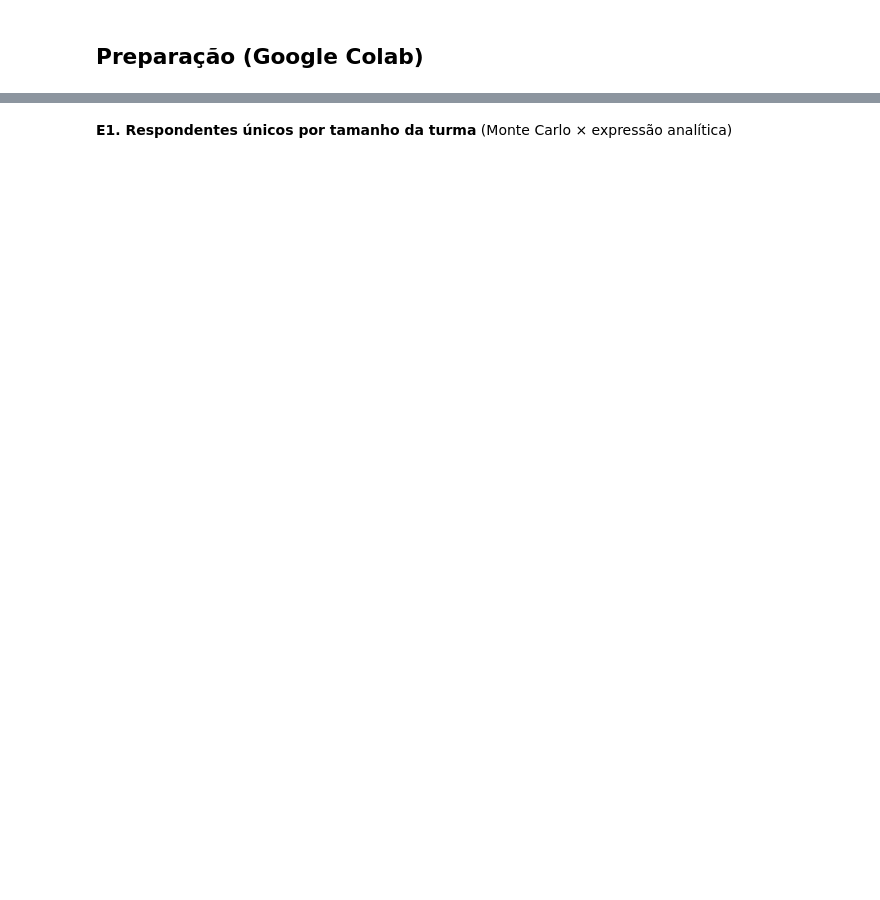
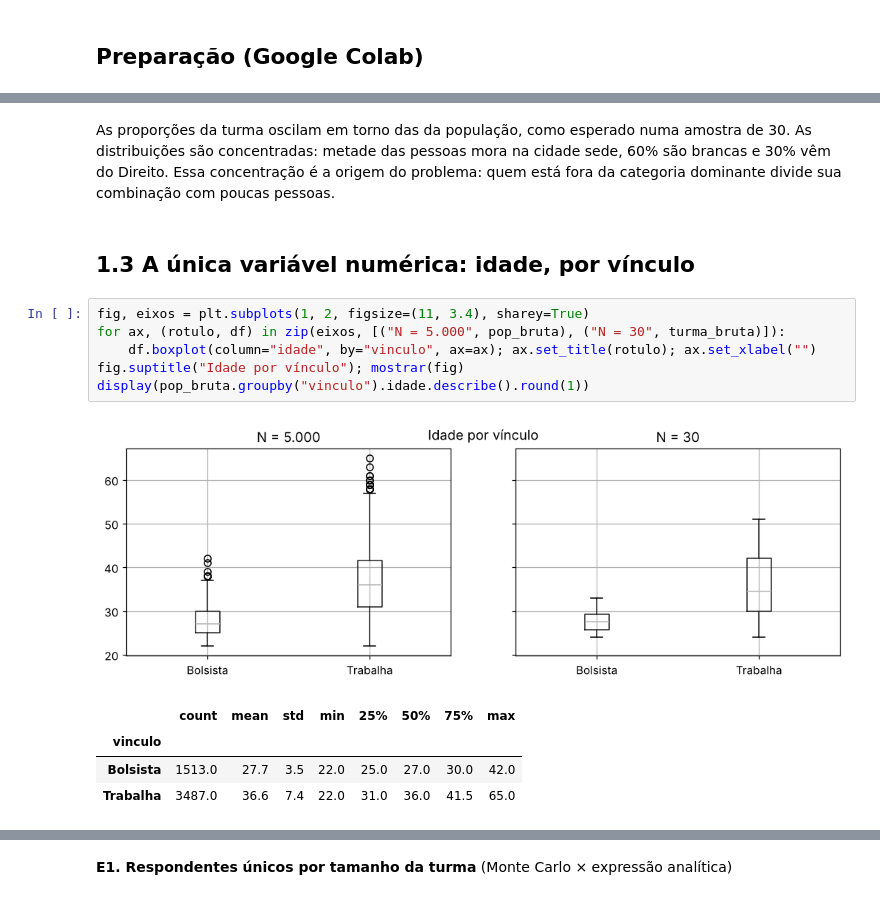
Before and after one commit to barbozapauloricardo/reidentificacao-populacoes-pequenas, a Jupyter notebook: testes_do_artigo.ipynb, the cells around one changed output, grey strips where cells are left out. Cells and saved outputs as stored; diff of their text form; blank space fills up the shorter version.

```diff
--- a/testes_do_artigo.ipynb
+++ b/testes_do_artigo.ipynb
@@ -150,0 +175,16 @@ Cada pergunta abaixo é respondida por uma consulta à rede (eliminação de var
+# %% [markdown]
+As proporções da turma oscilam em torno das da população, como esperado numa amostra de 30. As distribuições são concentradas: metade das pessoas mora na cidade sede, 60% são brancas e 30% vêm do Direito. Essa concentração é a origem do problema: quem está fora da categoria dominante divide sua combinação com poucas pessoas.
+# %% [markdown]
+## 1.3 A única variável numérica: idade, por vínculo
+# %%
+fig, eixos = plt.subplots(1, 2, figsize=(11, 3.4), sharey=True)
+for ax, (rotulo, df) in zip(eixos, [("N = 5.000", pop_bruta), ("N = 30", turma_bruta)]):
+    df.boxplot(column="idade", by="vinculo", ax=ax); ax.set_title(rotulo); ax.set_xlabel("")
+fig.suptitle("Idade por vínculo"); mostrar(fig)
+display(pop_bruta.groupby("vinculo").idade.describe().round(1))
+# %% [output]
+[figure, added]
+|  | count | mean | std | min | 25% | 50% | 75% | max |
+| vinculo |  |  |  |  |  |  |  |  |
+| Bolsista | 1513.0 | 27.7 | 3.5 | 22.0 | 25.0 | 27.0 | 30.0 | 42.0 |
+| Trabalha | 3487.0 | 36.6 | 7.4 | 22.0 | 31.0 | 36.0 | 41.5 | 65.0 |
```
Also changed, not shown: parts of 108 cells of this notebook, 2 other files.
